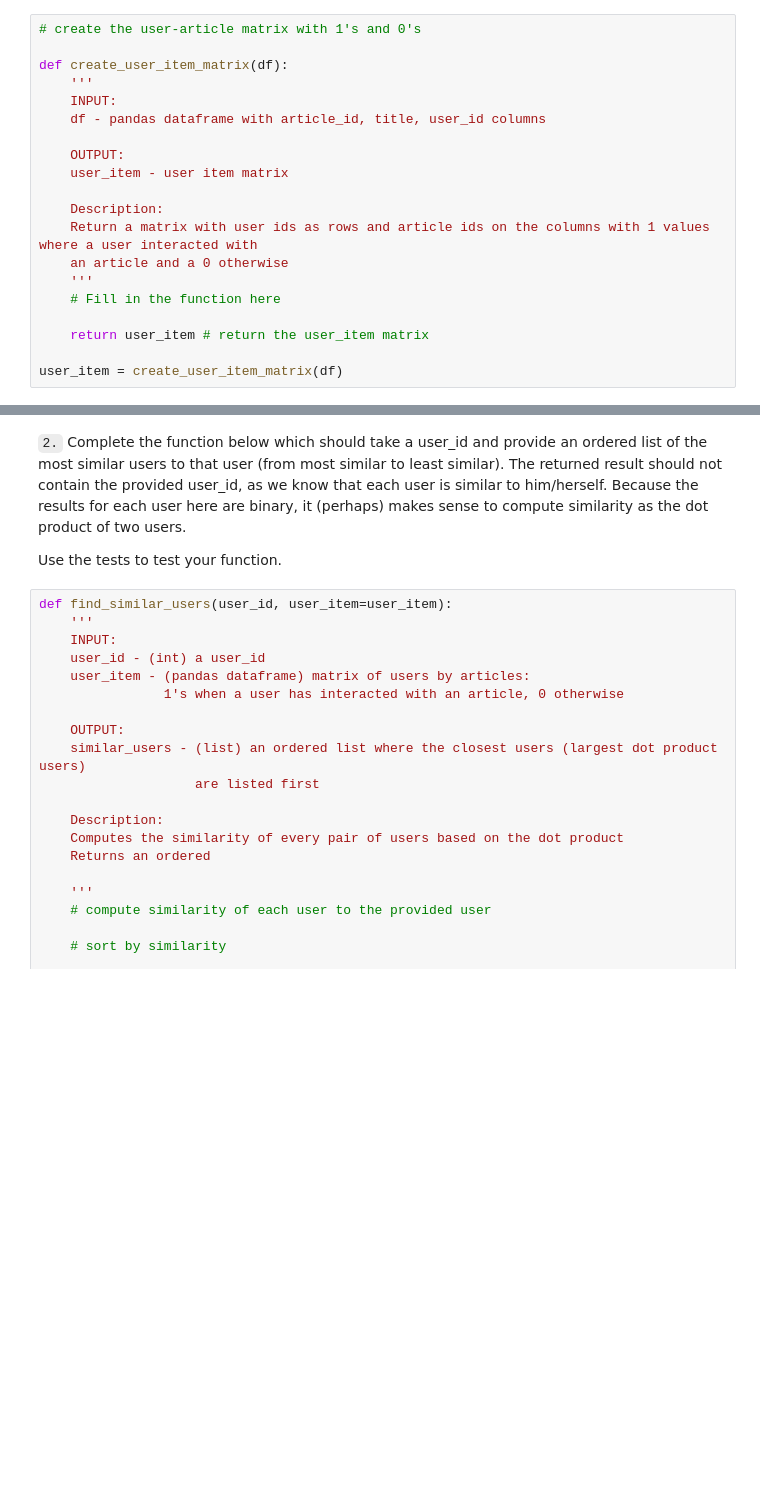
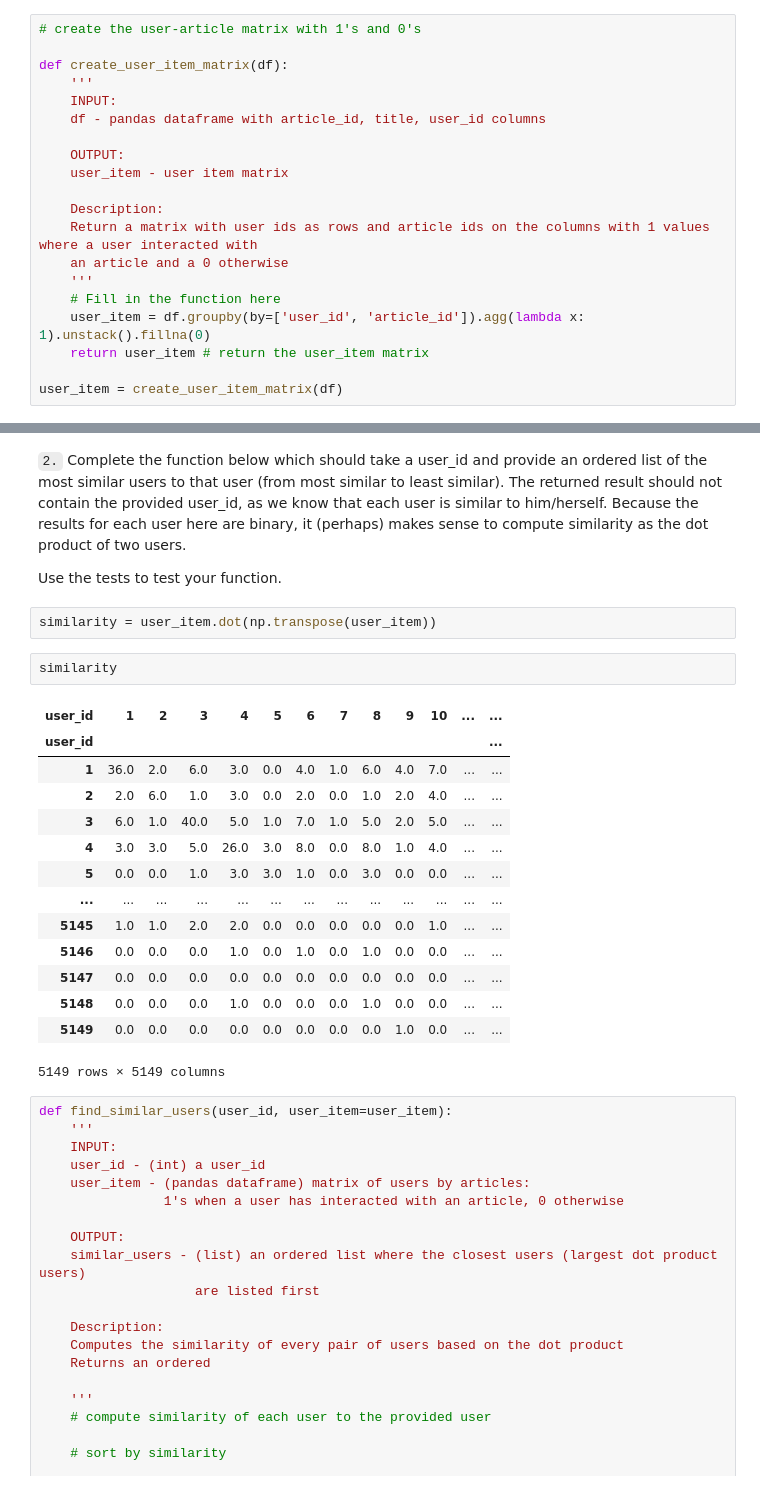
Before and after one commit to peterle93/Recommendations-with-IBM, a Jupyter notebook: Recommendations_with_IBM.ipynb, the cells around one changed output, grey strips where cells are left out. Drawn from its saved outputs; the diff is of its cells as text; blank space fills up the shorter version.

```diff
--- a/Recommendations_with_IBM.ipynb
+++ b/Recommendations_with_IBM.ipynb
@@ -348,7 +367,7 @@ def create_user_item_matrix(df):
     an article and a 0 otherwise
     '''
     # Fill in the function here
-
+    user_item = df.groupby(by=['user_id', 'article_id']).agg(lambda x: 1).unstack().fillna(0)
     return user_item # return the user_item matrix
 
 user_item = create_user_item_matrix(df)
@@ -362,6 +383,25 @@ print("You have passed our quick tests!  Please proceed!")
 `2.` Complete the function below which should take a user_id and provide an ordered list of the most similar users to that user (from most similar to least similar).  The returned result should not contain the provided user_id, as we know that each user is similar to him/herself. Because the results for each user here are binary, it (perhaps) makes sense to compute similarity as the dot product of two users.
 
 Use the tests to test your function.
+# %%
+similarity = user_item.dot(np.transpose(user_item))
+# %%
+similarity
+# %% [output]
+| user_id | 1 | 2 | 3 | 4 | 5 | 6 | 7 | 8 | 9 | 10 | ... | ... |
+| user_id |  |  |  |  |  |  |  |  |  |  |  | ... |
+| 1 | 36.0 | 2.0 | 6.0 | 3.0 | 0.0 | 4.0 | 1.0 | 6.0 | 4.0 | 7.0 | ... | ... |
+| 2 | 2.0 | 6.0 | 1.0 | 3.0 | 0.0 | 2.0 | 0.0 | 1.0 | 2.0 | 4.0 | ... | ... |
+| 3 | 6.0 | 1.0 | 40.0 | 5.0 | 1.0 | 7.0 | 1.0 | 5.0 | 2.0 | 5.0 | ... | ... |
+| 4 | 3.0 | 3.0 | 5.0 | 26.0 | 3.0 | 8.0 | 0.0 | 8.0 | 1.0 | 4.0 | ... | ... |
+| 5 | 0.0 | 0.0 | 1.0 | 3.0 | 3.0 | 1.0 | 0.0 | 3.0 | 0.0 | 0.0 | ... | ... |
+| ... | ... | ... | ... | ... | ... | ... | ... | ... | ... | ... | ... | ... |
+| 5145 | 1.0 | 1.0 | 2.0 | 2.0 | 0.0 | 0.0 | 0.0 | 0.0 | 0.0 | 1.0 | ... | ... |
+| 5146 | 0.0 | 0.0 | 0.0 | 1.0 | 0.0 | 1.0 | 0.0 | 1.0 | 0.0 | 0.0 | ... | ... |
+| 5147 | 0.0 | 0.0 | 0.0 | 0.0 | 0.0 | 0.0 | 0.0 | 0.0 | 0.0 | 0.0 | ... | ... |
+| 5148 | 0.0 | 0.0 | 0.0 | 1.0 | 0.0 | 0.0 | 0.0 | 1.0 | 0.0 | 0.0 | ... | ... |
+| 5149 | 0.0 | 0.0 | 0.0 | 0.0 | 0.0 | 0.0 | 0.0 | 0.0 | 1.0 | 0.0 | ... | ... |
+5149 rows × 5149 columns
 # %%
 def find_similar_users(user_id, user_item=user_item):
     '''
```
Also changed, not shown: parts of 2 cells of this notebook.
